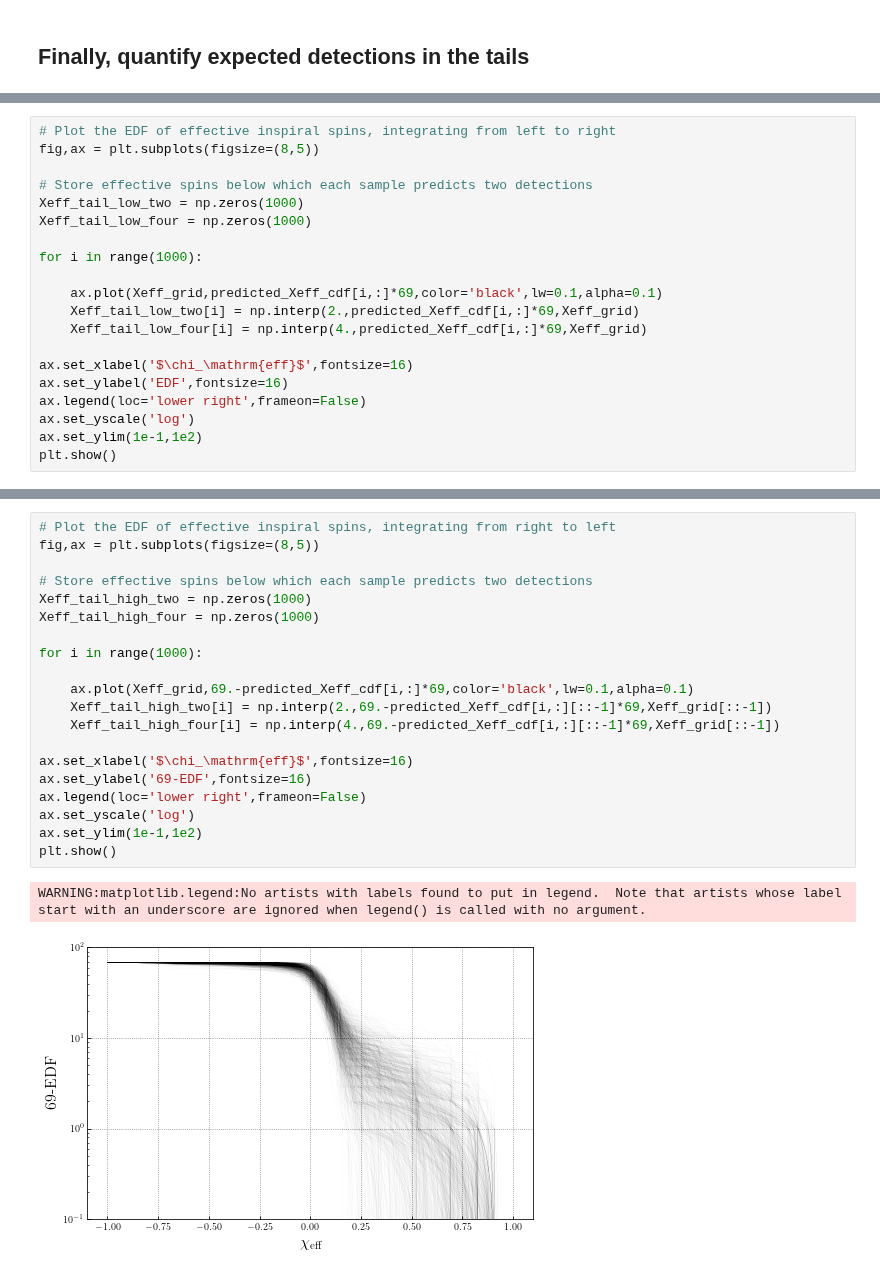
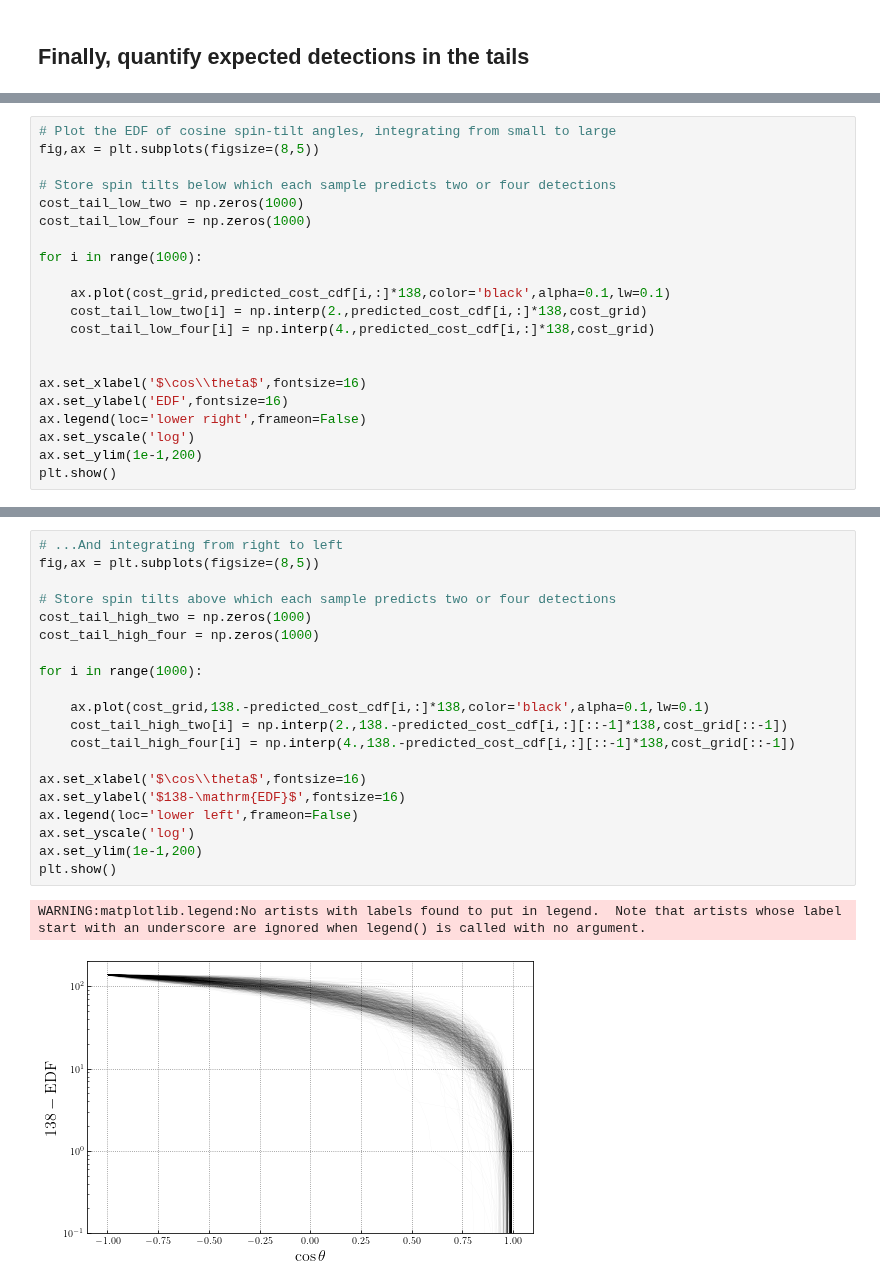
Before and after one commit to tcallister/autoregressive-bbh-inference, a Jupyter notebook: figures/make_figure_23.ipynb, the cells around one changed output, grey strips where cells are left out. Drawn from its saved outputs; the diff is of its cells as text.

```diff
--- a/figures/make_figure_23.ipynb
+++ b/figures/make_figure_23.ipynb
@@ -221,22 +386,23 @@ plt.show()
 # %%
-# Plot the EDF of effective inspiral spins, integrating from left to right
+# Plot the EDF of cosine spin-tilt angles, integrating from small to large
 fig,ax = plt.subplots(figsize=(8,5))
 
-# Store effective spins below which each sample predicts two detections
-Xeff_tail_low_two = np.zeros(1000)
-Xeff_tail_low_four = np.zeros(1000)
+# Store spin tilts below which each sample predicts two or four detections
+cost_tail_low_two = np.zeros(1000)
+cost_tail_low_four = np.zeros(1000)
 
 for i in range(1000):
 
-    ax.plot(Xeff_grid,predicted_Xeff_cdf[i,:]*69,color='black',lw=0.1,alpha=0.1)
-    Xeff_tail_low_two[i] = np.interp(2.,predicted_Xeff_cdf[i,:]*69,Xeff_grid)
-    Xeff_tail_low_four[i] = np.interp(4.,predicted_Xeff_cdf[i,:]*69,Xeff_grid)
+    ax.plot(cost_grid,predicted_cost_cdf[i,:]*138,color='black',alpha=0.1,lw=0.1)
+    cost_tail_low_two[i] = np.interp(2.,predicted_cost_cdf[i,:]*138,cost_grid)
+    cost_tail_low_four[i] = np.interp(4.,predicted_cost_cdf[i,:]*138,cost_grid)
 
-ax.set_xlabel('$\chi_\mathrm{eff}$',fontsize=16)
+
+ax.set_xlabel('$\cos\\theta$',fontsize=16)
 ax.set_ylabel('EDF',fontsize=16)
 ax.legend(loc='lower right',frameon=False)
 ax.set_yscale('log')
-ax.set_ylim(1e-1,1e2)
+ax.set_ylim(1e-1,200)
 plt.show()
 # %% [output]
 WARNING:matplotlib.legend:No artists with labels found to put in legend.  Note that artists whose label start with an underscore are ignored when legend() is called with no argument.
@@ -250,24 +416,24 @@ print(np.quantile(Xeff_tail_low_four,0.05),np.quantile(Xeff_tail_low_four,0.5),n
 # %%
-# Plot the EDF of effective inspiral spins, integrating from right to left
+# ...And integrating from right to left
 fig,ax = plt.subplots(figsize=(8,5))
 
-# Store effective spins below which each sample predicts two detections
-Xeff_tail_high_two = np.zeros(1000)
-Xeff_tail_high_four = np.zeros(1000)
+# Store spin tilts above which each sample predicts two or four detections
+cost_tail_high_two = np.zeros(1000)
+cost_tail_high_four = np.zeros(1000)
 
 for i in range(1000):
 
-    ax.plot(Xeff_grid,69.-predicted_Xeff_cdf[i,:]*69,color='black',lw=0.1,alpha=0.1)
-    Xeff_tail_high_two[i] = np.interp(2.,69.-predicted_Xeff_cdf[i,:][::-1]*69,Xeff_grid[::-1])
-    Xeff_tail_high_four[i] = np.interp(4.,69.-predicted_Xeff_cdf[i,:][::-1]*69,Xeff_grid[::-1])
+    ax.plot(cost_grid,138.-predicted_cost_cdf[i,:]*138,color='black',alpha=0.1,lw=0.1)
+    cost_tail_high_two[i] = np.interp(2.,138.-predicted_cost_cdf[i,:][::-1]*138,cost_grid[::-1])
+    cost_tail_high_four[i] = np.interp(4.,138.-predicted_cost_cdf[i,:][::-1]*138,cost_grid[::-1])
 
-ax.set_xlabel('$\chi_\mathrm{eff}$',fontsize=16)
-ax.set_ylabel('69-EDF',fontsize=16)
-ax.legend(loc='lower right',frameon=False)
+ax.set_xlabel('$\cos\\theta$',fontsize=16)
+ax.set_ylabel('$138-\mathrm{EDF}$',fontsize=16)
+ax.legend(loc='lower left',frameon=False)
 ax.set_yscale('log')
-ax.set_ylim(1e-1,1e2)
+ax.set_ylim(1e-1,200)
 plt.show()
 # %% [output]
 WARNING:matplotlib.legend:No artists with labels found to put in legend.  Note that artists whose label start with an underscore are ignored when legend() is called with no argument.
-[figure, old version]
+[figure, new version]
 # %%
```
Also changed, not shown: parts of 16 cells of this notebook, 18 other files.
